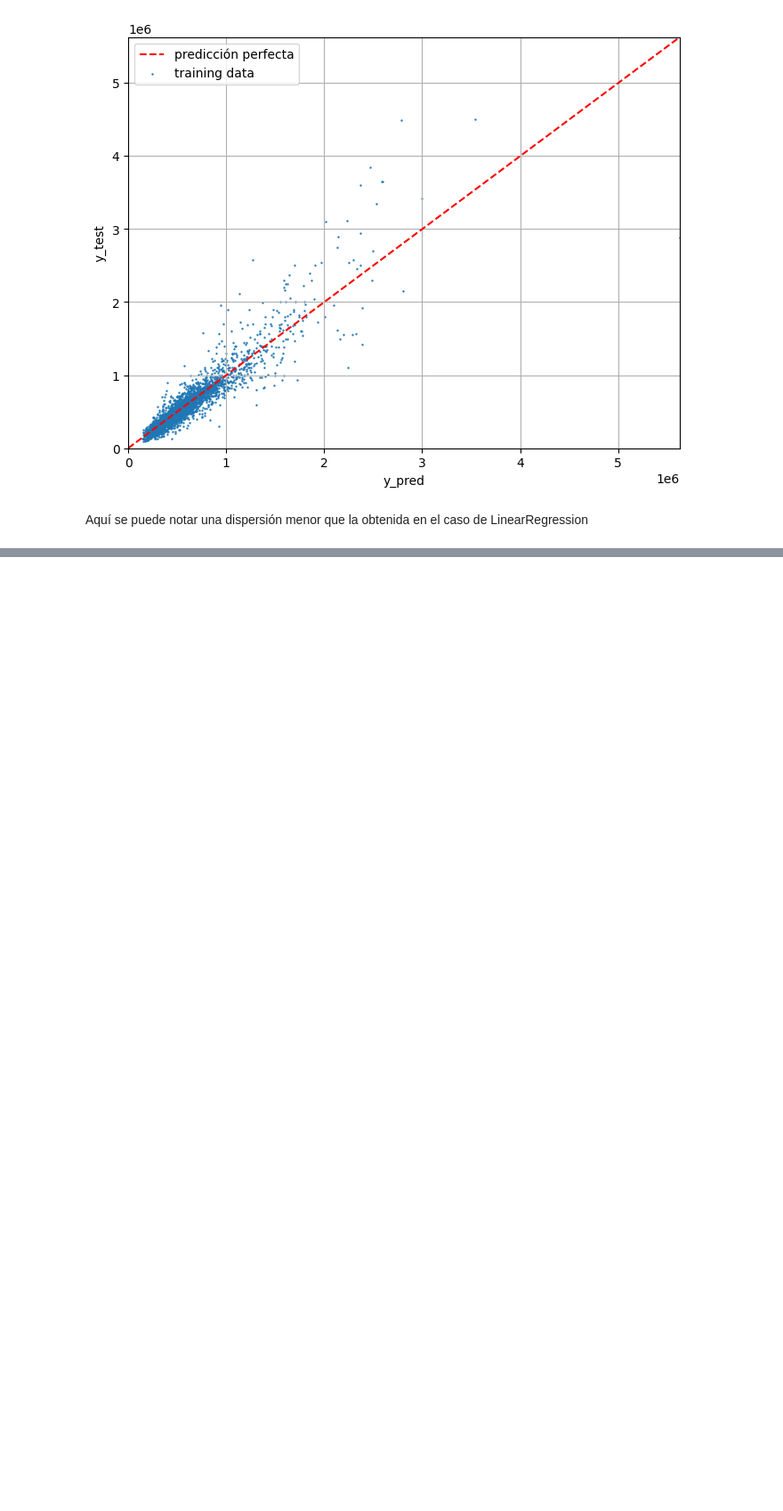
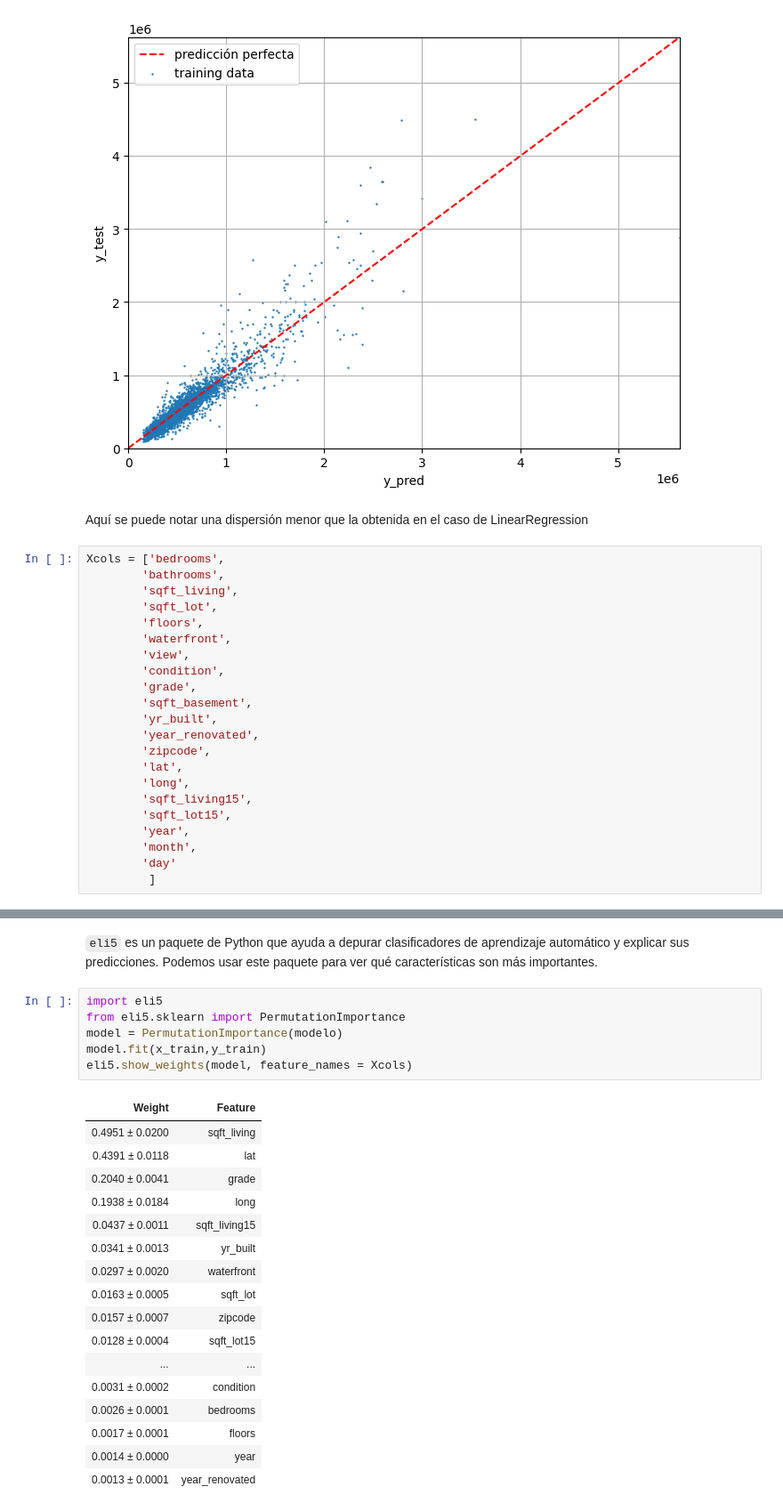
Before and after one commit to ndrsbtncr/My_Projects_ML, a Jupyter notebook: Random Forest/Bosques_aleatorios_Regresor.ipynb, the cells around one changed output, grey strips where cells are left out. Shown at 89% size. Cells and saved outputs as stored; diff of their text form; blank space fills up the shorter version.

Commit message:
Anexo el paquete de eli5

```diff
--- a/Random Forest/Bosques_aleatorios_Regresor.ipynb
+++ b/Random Forest/Bosques_aleatorios_Regresor.ipynb
@@ -106,3 +106,25 @@ ax.legend()
 [figure]
 # %% [markdown]
 Aquí se puede notar una dispersión menor que la obtenida en el caso de LinearRegression
+# %%
+Xcols = ['bedrooms',
+        'bathrooms',
+        'sqft_living',
+        'sqft_lot',
+        'floors',
+        'waterfront',
+        'view',
+        'condition',
+        'grade',
+        'sqft_basement',
+        'yr_built',
+        'year_renovated',
+        'zipcode',
+        'lat',
+        'long',
+        'sqft_living15',
+        'sqft_lot15',
+        'year',
+        'month',
+        'day'
+         ]
@@ -108,0 +151,27 @@ Aquí se puede notar una dispersión menor que la obtenida en el caso de LinearR
+# %% [markdown]
+`eli5` es un paquete de Python que ayuda a depurar clasificadores de aprendizaje automático y explicar sus predicciones.
+Podemos usar este paquete para ver qué características son más importantes.
+# %%
+import eli5
+from eli5.sklearn import PermutationImportance
+model = PermutationImportance(modelo)
+model.fit(x_train,y_train)
+eli5.show_weights(model, feature_names = Xcols)
+# %% [output]
+| Weight | Feature |
+| 0.4951 ± 0.0200 | sqft_living |
+| 0.4391 ± 0.0118 | lat |
+| 0.2040 ± 0.0041 | grade |
+| 0.1938 ± 0.0184 | long |
+| 0.0437 ± 0.0011 | sqft_living15 |
+| 0.0341 ± 0.0013 | yr_built |
+| 0.0297 ± 0.0020 | waterfront |
+| 0.0163 ± 0.0005 | sqft_lot |
+| 0.0157 ± 0.0007 | zipcode |
+| 0.0128 ± 0.0004 | sqft_lot15 |
+| ... | ... |
+| 0.0031 ± 0.0002 | condition |
+| 0.0026 ± 0.0001 | bedrooms |
+| 0.0017 ± 0.0001 | floors |
+| 0.0014 ± 0.0000 | year |
+| 0.0013 ± 0.0001 | year_renovated |
```
Also changed, not shown: parts of 1 cell of this notebook.
